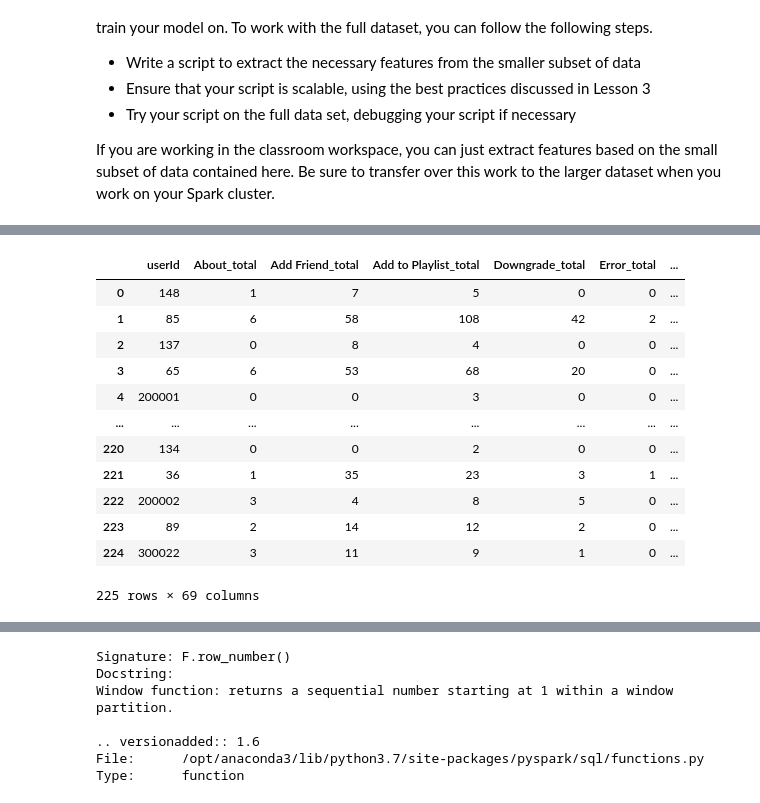
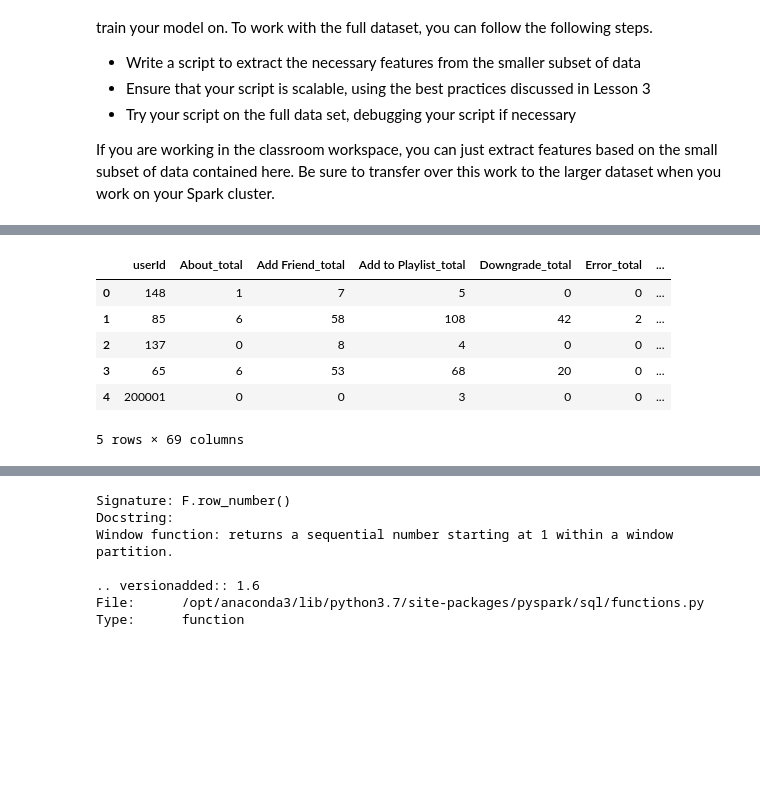
Before and after one commit to mwinterde/sparkify-capstone, a Jupyter notebook: Sparkify.ipynb, the cells around one changed output, grey strips where cells are left out. Drawn from its saved outputs; the diff is of its cells as text; code cells hidden in the pictures; blank space fills up the shorter version.

```diff
--- a/Sparkify.ipynb
+++ b/Sparkify.ipynb
@@ -495,21 +468,15 @@ def count_events_over_time(user_log):
 # %%
 event_counts = count_events_over_time(user_log_cleansed)
 # %%
-event_counts.toPandas()
+event_counts.toPandas().head(5)
 # %% [output]
 |  | userId | About_total | Add Friend_total | Add to Playlist_total | Downgrade_total | Error_total | ... |
 | 0 | 148 | 1 | 7 | 5 | 0 | 0 | ... |
 | 1 | 85 | 6 | 58 | 108 | 42 | 2 | ... |
 | 2 | 137 | 0 | 8 | 4 | 0 | 0 | ... |
 | 3 | 65 | 6 | 53 | 68 | 20 | 0 | ... |
 | 4 | 200001 | 0 | 0 | 3 | 0 | 0 | ... |
-| ... | ... | ... | ... | ... | ... | ... | ... |
-| 220 | 134 | 0 | 0 | 2 | 0 | 0 | ... |
-| 221 | 36 | 1 | 35 | 23 | 3 | 1 | ... |
-| 222 | 200002 | 3 | 4 | 8 | 5 | 0 | ... |
-| 223 | 89 | 2 | 14 | 12 | 2 | 0 | ... |
-| 224 | 300022 | 3 | 11 | 9 | 1 | 0 | ... |
-225 rows × 69 columns
+5 rows × 69 columns
 # %%
 def get_metropolian_area_dummies(user_log):
     """ Creates dataframe with dummies for the metropolian area users are
```
Also changed, not shown: parts of 20 cells of this notebook.
